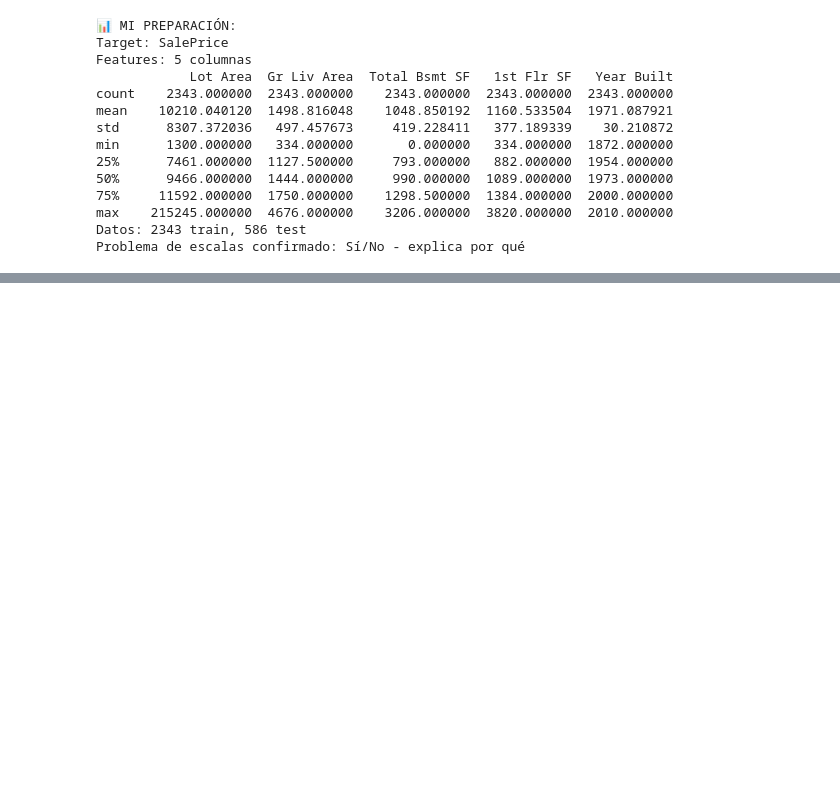
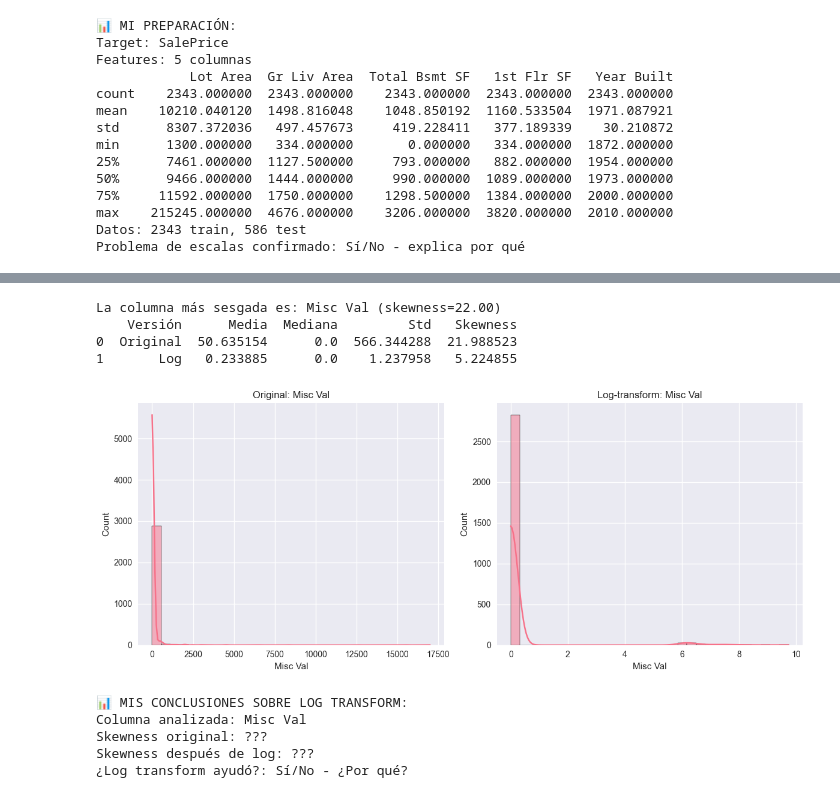
Before and after one commit to chihiroarias/Ingenieria-de-datos, a Jupyter notebook: Practicos/Practico_6.ipynb, the cells around one changed output, grey strips where cells are left out. Cells and saved outputs as stored; diff of their text form; code cells hidden in the pictures; blank space fills up the shorter version.

```diff
--- a/Practicos/Practico_6.ipynb
+++ b/Practicos/Practico_6.ipynb
@@ -276,0 +443,80 @@ Problema de escalas confirmado: Sí/No - explica por qué
+# %%
+# === TU INVESTIGACIÓN DE LOG TRANSFORM ===
+
+# Tip: Usa scipy.stats.skew() para calcular skewness
+from scipy.stats import skew
+
+# Calcula el skewness absoluto de todas las columnas numéricas
+skewness = df_raw[numeric_cols].skew().abs()
+
+# Encuentra la columna con mayor skewness absoluto
+most_skewed_column = skewness.idxmax()
+print(f"La columna más sesgada es: {most_skewed_column} (skewness={skewness.max():.2f})")
+
+
+# TODO: Implementa log transform seguro
+def safe_log_transform(data, column_name):
+    """
+    Aplica una transformación logarítmica segura a una columna de un DataFrame.
+    Usa np.log1p para manejar ceros y valores positivos pequeños.
+    """
+    # log1p(x) = log(1 + x), seguro para x >= 0
+    return np.log1p(data[column_name])
+
+# Original vs Log-transformed
+# Calcula: media, mediana, std, skewness
+# ¿El log transform "alisó" la distribución?
+original = df_raw[most_skewed_column].dropna()
+log_transformed = safe_log_transform(df_raw, most_skewed_column).dropna()
+
+# Calcula estadísticas
+stats = pd.DataFrame({
+    "Versión": ["Original", "Log"],
+    "Media": [original.mean(), log_transformed.mean()],
+    "Mediana": [original.median(), log_transformed.median()],
+    "Std": [original.std(), log_transformed.std()],
+    "Skewness": [skew(original), skew(log_transformed)]
+})
+
+print(stats)
+
+# Visualiza el efecto
+plt.figure(figsize=(12,5))
+plt.subplot(1,2,1)
+sns.histplot(original, kde=True, bins=30)
+plt.title(f"Original: {most_skewed_column}")
+plt.subplot(1,2,2)
+sns.histplot(log_transformed, kde=True, bins=30)
+plt.title(f"Log-transform: {most_skewed_column}")
+plt.tight_layout()
+plt.show()
+
+# Analiza outliers en cada versión usando IQR
+def count_outliers_iqr(serie):
+    Q1 = serie.quantile(0.25)
+    Q3 = serie.quantile(0.75)
+    IQR = Q3 - Q1
+    lower = Q1 - 1.5 * IQR
+    upper = Q3 + 1.5 * IQR
+    return ((serie < lower) | (serie > upper)).sum()
+
+outliers_original = count_outliers_iqr(original)
+outliers_log = count_outliers_iqr(log_transformed)
+
+
+print("📊 MIS CONCLUSIONES SOBRE LOG TRANSFORM:")
+print(f"Columna analizada: {most_skewed_column}")
+print(f"Skewness original: ???")
+print(f"Skewness después de log: ???")
+print(f"¿Log transform ayudó?: Sí/No - ¿Por qué?")
+# %% [output]
+La columna más sesgada es: Misc Val (skewness=22.00)
+    Versión      Media  Mediana         Std   Skewness
+0  Original  50.635154      0.0  566.344288  21.988523
+1       Log   0.233885      0.0    1.237958   5.224855
+[figure, added]
+📊 MIS CONCLUSIONES SOBRE LOG TRANSFORM:
+Columna analizada: Misc Val
+Skewness original: ???
+Skewness después de log: ???
+¿Log transform ayudó?: Sí/No - ¿Por qué?
```
Also changed, not shown: parts of 7 cells of this notebook, 1 other file.
